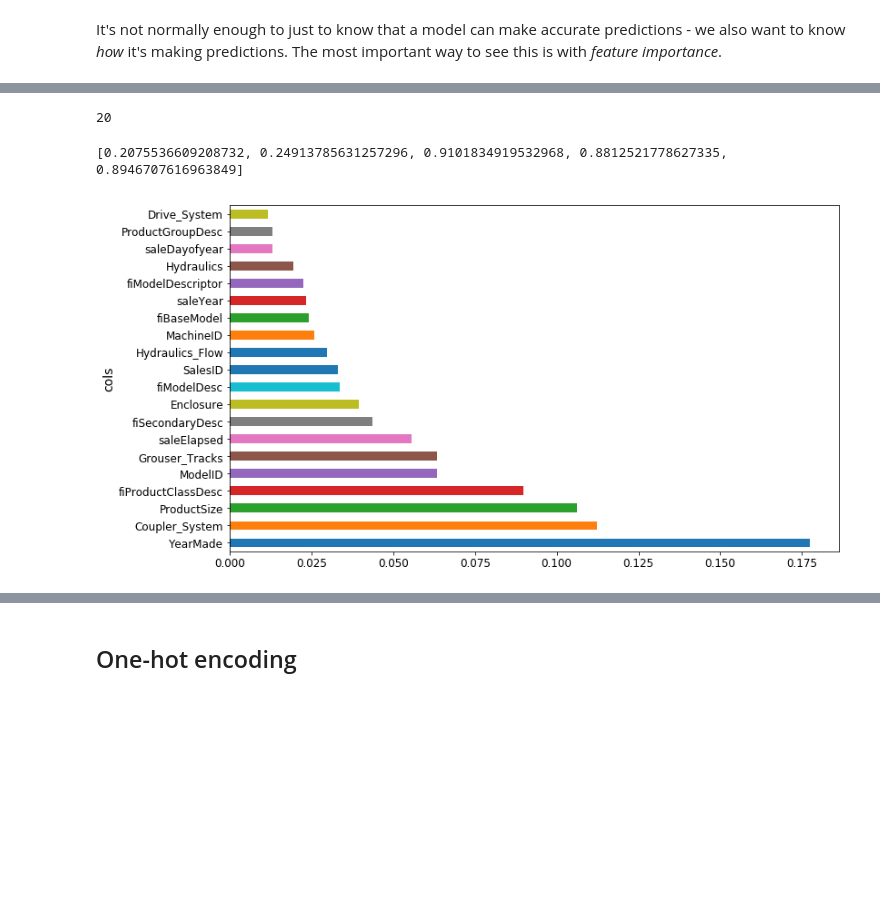
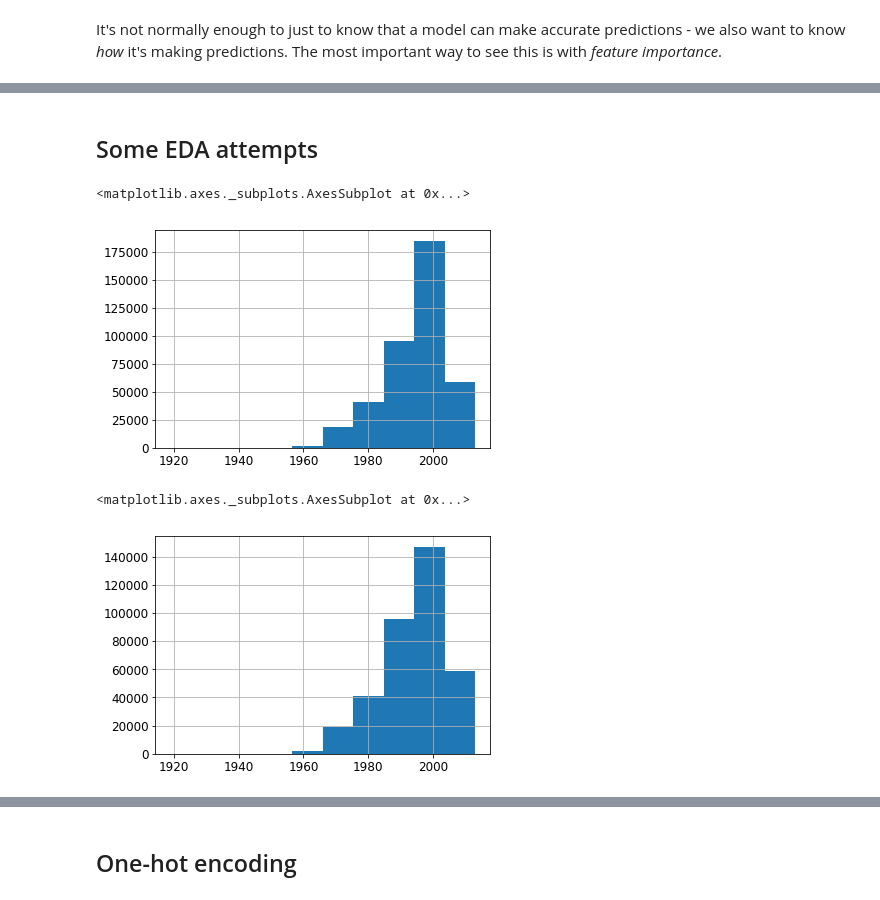
Before and after one commit to ademyanchuk/fasta_ml_course, a Jupyter notebook: lesson2-rf_interpretation.ipynb, the cells around one changed output, grey strips where cells are left out. Saved outputs shown, nothing was run; the diff lists cells and outputs as text; code cells hidden in the pictures; blank space fills up the shorter version.

Commit message:
add some EDA and imputation for YearMade feature, improve valid rmsse to 0.247

```diff
--- a/lesson2-rf_interpretation.ipynb
+++ b/lesson2-rf_interpretation.ipynb
@@ -225,4 +228,0 @@ plot_fi(fi);
-# %%
-to_keep = fi[fi.imp>0.01].cols; len(to_keep)
-# %% [output]
-20
@@ -232,12 +229,12 @@ X_train, X_valid = split_vals(df_keep, n_trn)
-# %%
-m = RandomForestRegressor(n_estimators=40, min_samples_leaf=3, max_features=0.5,
-                          n_jobs=-1, oob_score=True)
-m.fit(X_train, y_train)
-print_score(m)
-# %% [output]
-[0.2075536609208732, 0.24913785631257296, 0.9101834919532968, 0.8812521778627335, 0.8946707616963849]
-# %%
-fi = rf_feat_importance(m, df_keep)
-plot_fi(fi);
-# %% [output]
-[figure, removed]
+# %% [markdown]
+## Some EDA attempts
+# %%
+df_raw.YearMade.hist()
+# %% [output]
+<matplotlib.axes._subplots.AxesSubplot at 0x...>
+[figure, added]
+# %%
+df_raw[df_raw.YearMade > 1200].YearMade.hist()
+# %% [output]
+<matplotlib.axes._subplots.AxesSubplot at 0x...>
+[figure, added]
```
Also changed, not shown: parts of 26 cells of this notebook.
